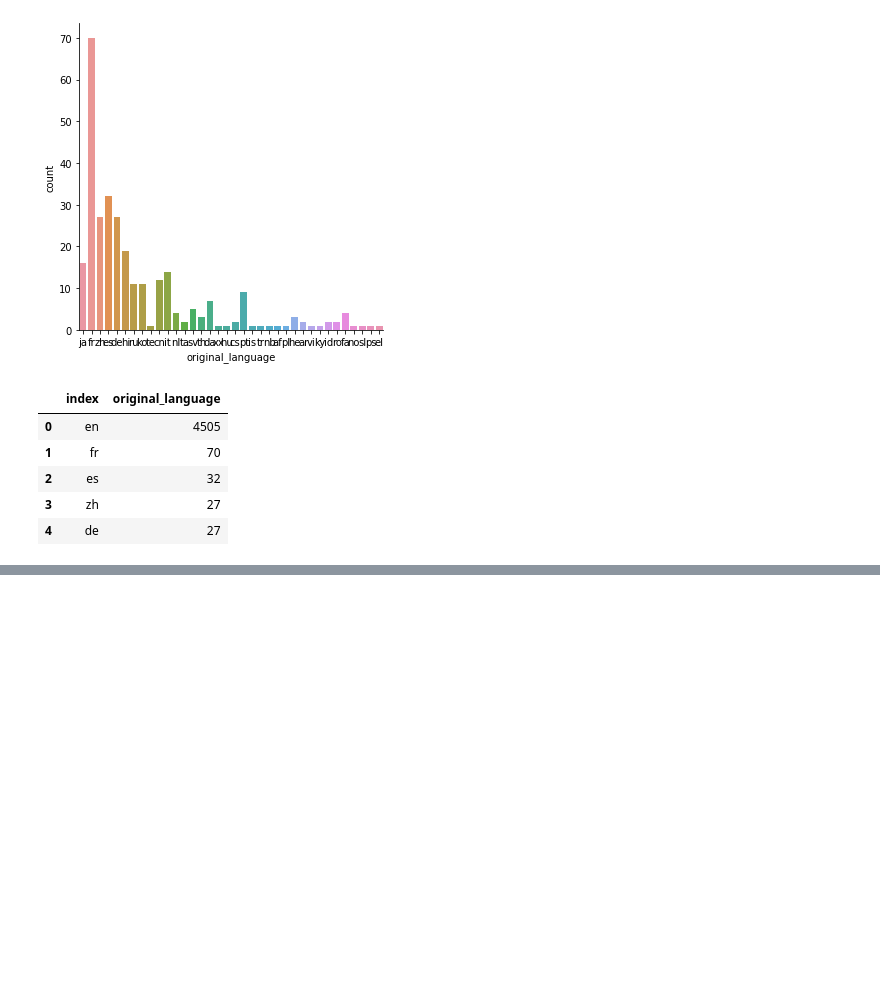
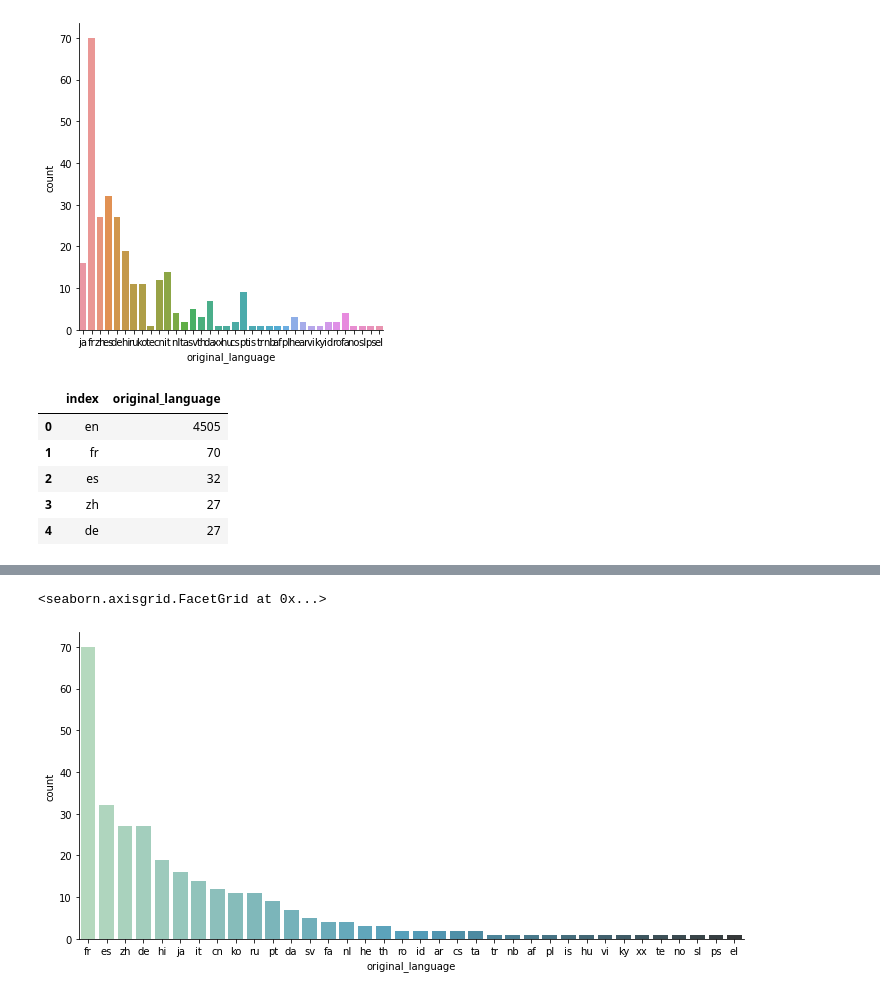
Before and after one commit to gabrielcn/Data-Science, a Jupyter notebook: introducao_data_science.ipynb, the cells around one changed output, grey strips where cells are left out. Drawn from its saved outputs; the diff is of its cells as text; code cells hidden in the pictures; blank space fills up the shorter version.

```diff
--- a/introducao_data_science.ipynb
+++ b/introducao_data_science.ipynb
@@ -531,0 +546,9 @@ contagem_de_lingua.head()
+# %%
+# Alterando as cores
+filmes_sem_lingua_ingles = tmdb.query("original_language != 'en' ")
+
+sns.catplot(x="original_language", kind="count", data = filmes_sem_lingua_ingles, aspect = 2, order = total_por_lingua_de_outros_filmes.index, palette="GnBu_d")
+# Palette sequencial é indicada para o tipo de gráfico, pois vai do mais frequente (mais claro) até o menos frequente (mais escuro). A string que representa esse tipo de palette azul é "GnBu_d".
+# %% [output]
+<seaborn.axisgrid.FacetGrid at 0x...>
+[figure, added]
```
Also changed, not shown: parts of 27 cells of this notebook.
